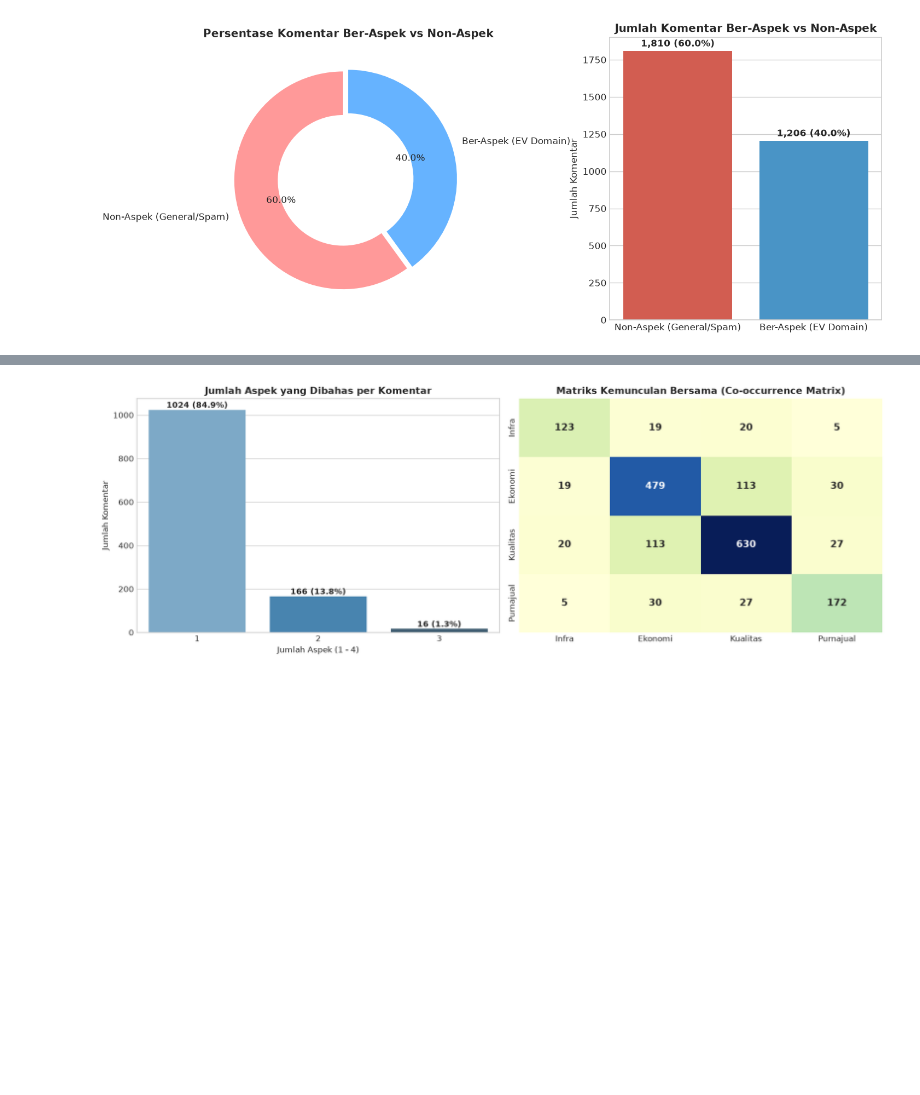
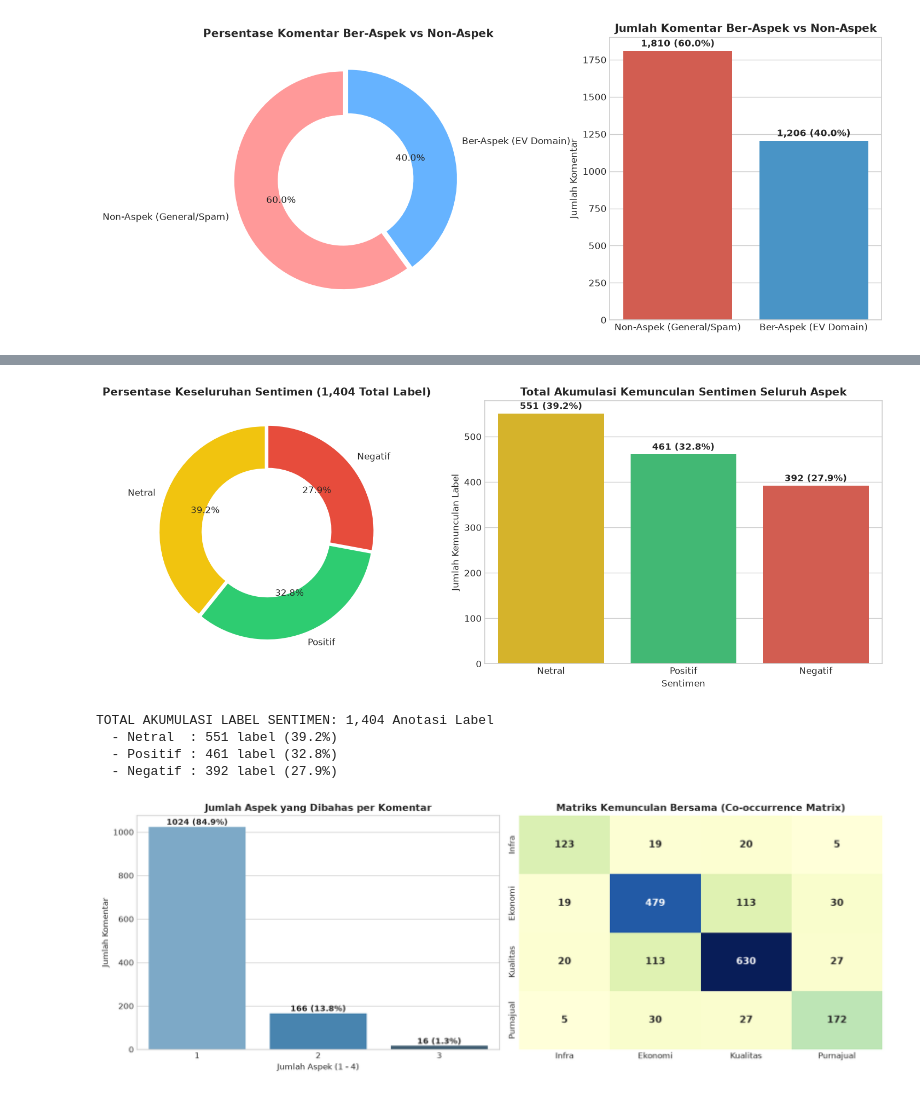
Before and after one commit to wicaksonohanif/aspect_based_SA_EV, a Jupyter notebook: notebooks/03_eda_labeled_dataset.ipynb, the cells around one changed output, grey strips where cells are left out. Drawn from its saved outputs; the diff is of its cells as text; code cells hidden in the pictures; blank space fills up the shorter version.

```diff
--- a/notebooks/03_eda_labeled_dataset.ipynb
+++ b/notebooks/03_eda_labeled_dataset.ipynb
@@ -137,3 +138,45 @@ plt.show()
+# %%
+# 2b. Perbandingan Keseluruhan Sentimen (Positif, Netral, Negatif dari Seluruh Aspek Gabungan)
+total_positif = sum(df_valid[col].value_counts().get('positif', 0) for col in aspect_names.keys())
+total_netral = sum(df_valid[col].value_counts().get('netral', 0) for col in aspect_names.keys())
+total_negatif = sum(df_valid[col].value_counts().get('negatif', 0) for col in aspect_names.keys())
+
+total_sentiments = total_positif + total_netral + total_negatif
+
+df_overall_sent = pd.DataFrame({
+    'Sentimen': ['Netral', 'Positif', 'Negatif'],
+    'Jumlah': [total_netral, total_positif, total_negatif],
+    'Persentase': [total_netral/total_sentiments*100, total_positif/total_sentiments*100, total_negatif/total_sentiments*100]
+})
+
+fig, axes = plt.subplots(1, 2, figsize=(13, 5))
+
+# Donut Chart Total Sentimen
+colors = ['#f1c40f', '#2ecc71', '#e74c3c']
+axes[0].pie(df_overall_sent['Jumlah'], labels=df_overall_sent['Sentimen'], autopct='%1.1f%%',
+            startangle=90, colors=colors, explode=(0.02, 0.02, 0.02), wedgeprops=dict(width=0.4))
+axes[0].set_title(f'Persentase Keseluruhan Sentimen ({total_sentiments:,} Total Label)', fontsize=12, fontweight='bold')
+
+# Bar Chart Total Sentimen
+sns.barplot(data=df_overall_sent, x='Sentimen', y='Jumlah', palette=colors, ax=axes[1])
+axes[1].set_title(f'Total Akumulasi Kemunculan Sentimen Seluruh Aspek', fontsize=12, fontweight='bold')
+axes[1].set_ylabel('Jumlah Kemunculan Label')
+for i, row in df_overall_sent.iterrows():
+    axes[1].text(i, row['Jumlah'] + 10, f"{int(row['Jumlah']):,} ({row['Persentase']:.1f}%)", ha='center', fontweight='bold')
+
+plt.tight_layout()
+plt.show()
+
+print(f"TOTAL AKUMULASI LABEL SENTIMEN: {total_sentiments:,} Anotasi Label")
+print(f"  - Netral  : {total_netral:,} label ({total_netral/total_sentiments*100:.1f}%)")
+print(f"  - Positif : {total_positif:,} label ({total_positif/total_sentiments*100:.1f}%)")
+print(f"  - Negatif : {total_negatif:,} label ({total_negatif/total_sentiments*100:.1f}%)")
+# %% [output]
+[figure, added]
+TOTAL AKUMULASI LABEL SENTIMEN: 1,404 Anotasi Label
+  - Netral  : 551 label (39.2%)
+  - Positif : 461 label (32.8%)
+  - Negatif : 392 label (27.9%)
 # %%
 # 3. Analisis Multi-Aspek (Jumlah Aspek per Komentar & Co-occurrence)
 df_valid['num_aspects'] = df_valid[aspect_cols].notnull().sum(axis=1)
```
Also changed, not shown: parts of 7 cells of this notebook, 5 other files.
